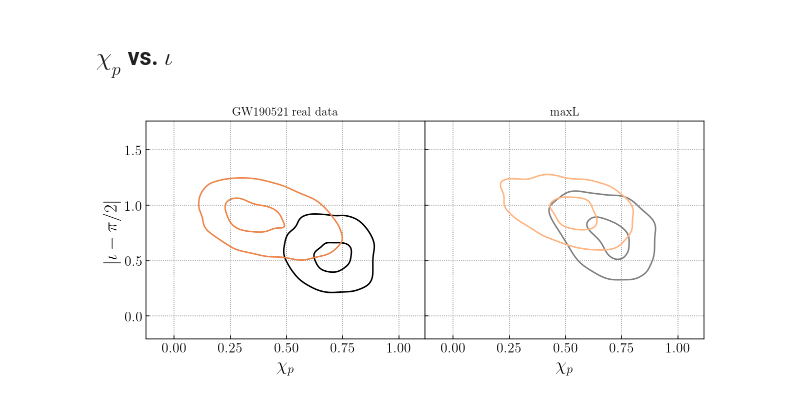
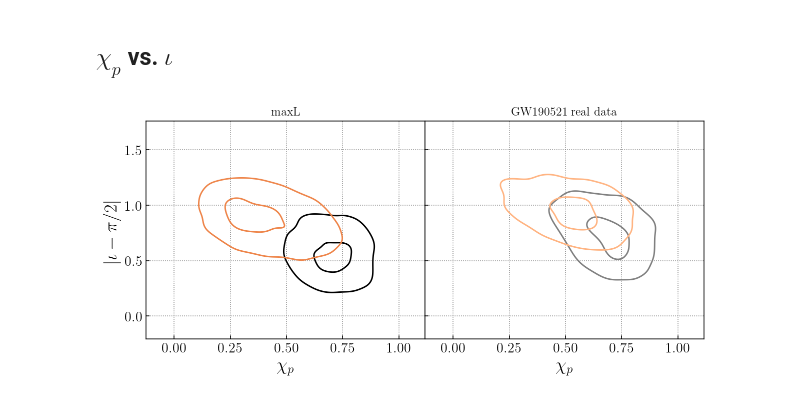
Before and after one commit to simonajmiller/heavy-precessing-bbh-time-domain, a Jupyter notebook: figures/supplemental_figures/real_vs_maxL.ipynb, the cells around one changed output. Drawn from its saved outputs; the diff is of its cells as text; code cells hidden in the pictures.

```diff
--- a/figures/supplemental_figures/real_vs_maxL.ipynb
+++ b/figures/supplemental_figures/real_vs_maxL.ipynb
@@ -137,29 +137,29 @@ import pandas as pd
 # %%
 df1 = pd.DataFrame(dict(chi_p = posteriors_dict['maxL']['full']['chi_p'],
                         iota = np.abs(posteriors_dict['maxL']['full']['iota']-np.pi/2)))
 df2 = pd.DataFrame(dict(chi_p = posteriors_dict['maxL']['post -0.5cycles']['chi_p'],
                         iota = np.abs(posteriors_dict['maxL']['post -0.5cycles']['iota']-np.pi/2)))
 df3 = pd.DataFrame(dict(chi_p = posteriors_dict['realData']['full']['chi_p'],
                         iota = np.abs(posteriors_dict['realData']['full']['iota']-np.pi/2)))
 df4 = pd.DataFrame(dict(chi_p = posteriors_dict['realData']['post -0.5cycles']['chi_p'],
                         iota = np.abs(posteriors_dict['realData']['post -0.5cycles']['iota']-np.pi/2)))
 
 fig, axes = plt.subplots(1,2,figsize=(10,4), sharex=True, sharey=True)
 
 sns.kdeplot(data=df1, x="chi_p", y="iota", ax = axes[0], levels=[0.5,0.9], color='k')
 sns.kdeplot(data=df2, x="chi_p", y="iota", ax = axes[0], levels=[0.5,0.9], color=cp[1])
 sns.kdeplot(data=df3, x="chi_p", y="iota", ax = axes[1], levels=[0.5,0.9], color='gray')
 sns.kdeplot(data=df4, x="chi_p", y="iota", ax = axes[1], levels=[0.5,0.9], color=cp2[1])
 
-axes[0].set_title('GW190521 real data')
-axes[1].set_title('maxL')
+axes[1].set_title('GW190521 real data')
+axes[0].set_title('maxL')
 
 for ax in axes:
     ax.set_ylabel('$|\iota - \pi/2|$')
     ax.set_xlabel('$\chi_p$')
 
 plt.subplots_adjust(wspace=0)
 plt.savefig('real_vs_maxL_chip_vs_iota.png', dpi=300, bbox_inches='tight')
 plt.show()
 # %% [output]
-[figure, old version]
+[figure, new version]
```
Also changed, not shown: 1 other file.
